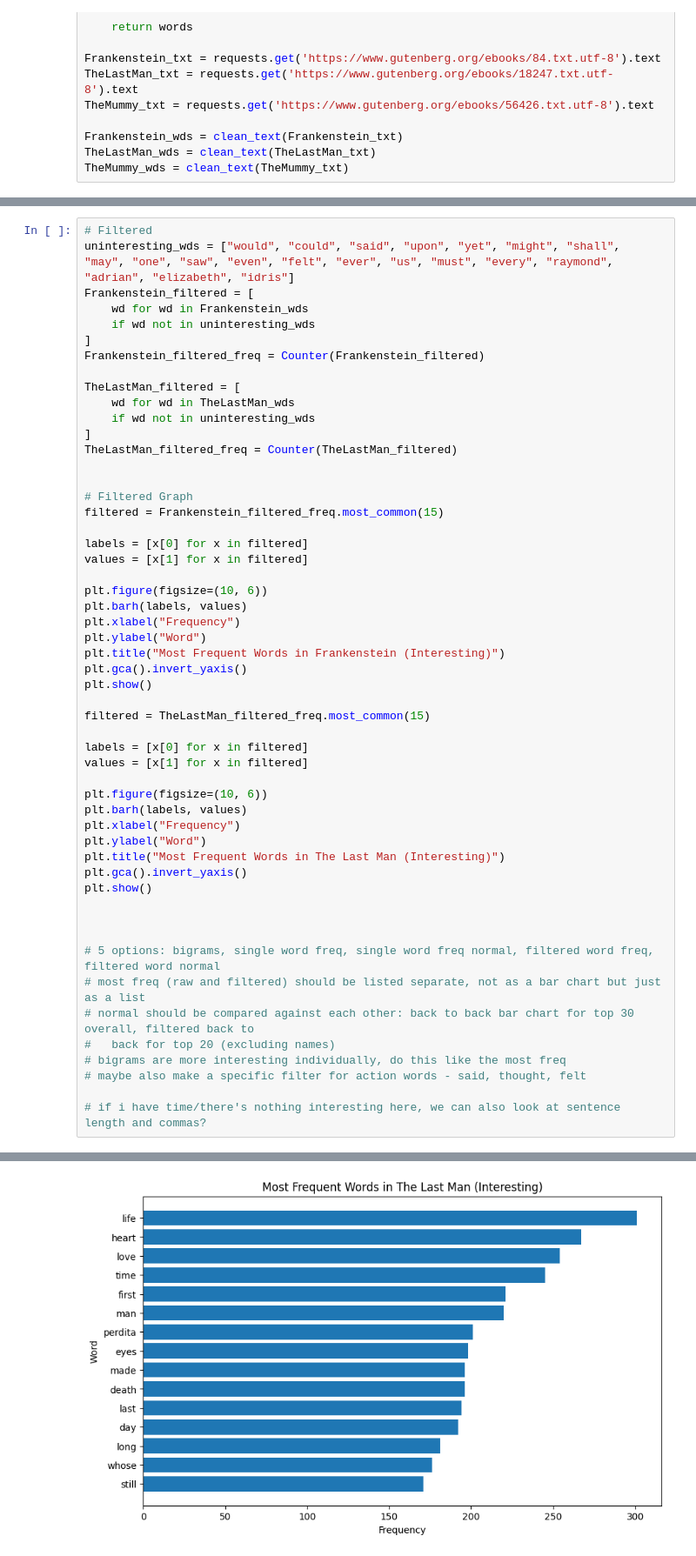
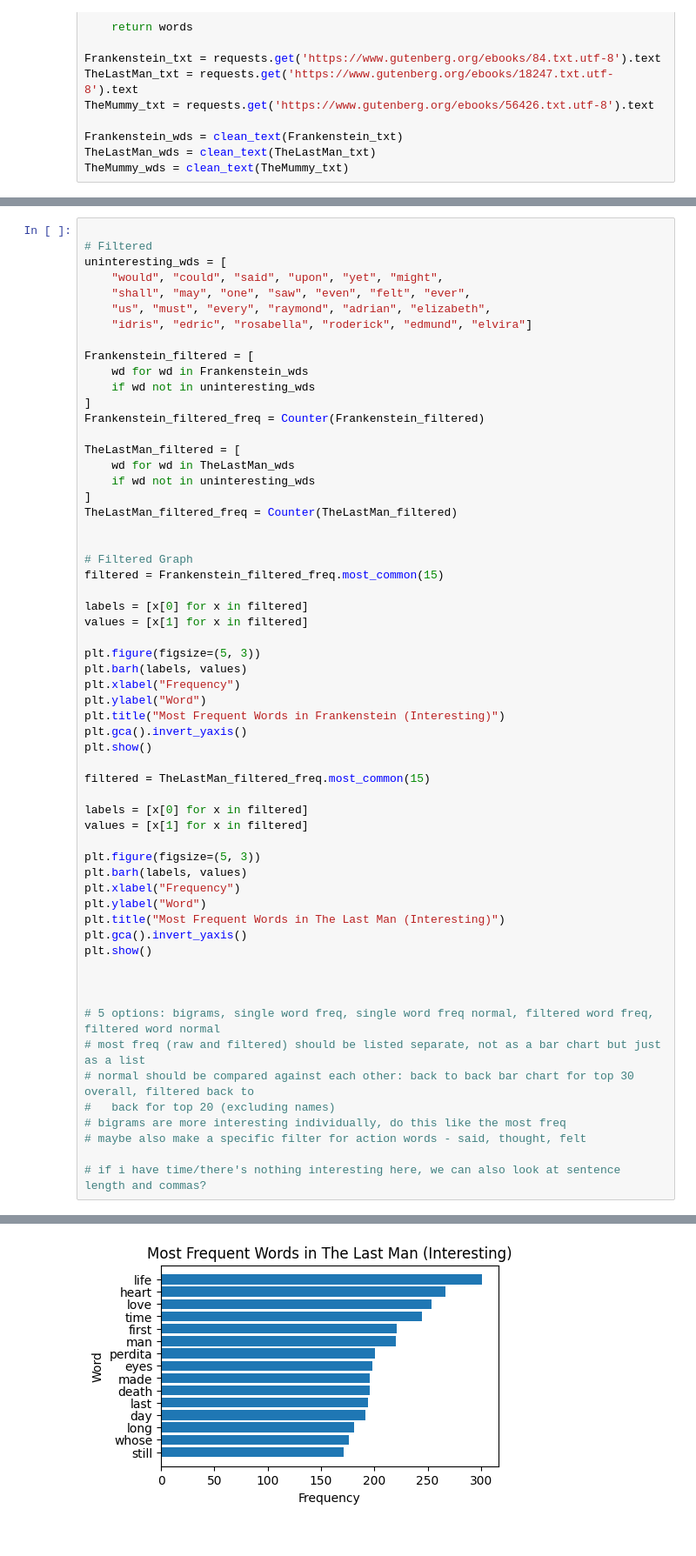
Before and after one commit to breanna-s/MiniProject1, a Jupyter notebook: bslessma.ipynb, the cells around one changed output, grey strips where cells are left out. Shown at 87% size. Saved outputs shown, nothing was run; the diff lists cells and outputs as text.

```diff
--- a/bslessma.ipynb
+++ b/bslessma.ipynb
@@ -214,6 +188,12 @@ plt.show()
 # %%
+
 # Filtered
-uninteresting_wds = ["would", "could", "said", "upon", "yet", "might", "shall", "may", "one", "saw", "even", "felt", "ever", "us", "must", "every", "raymond", "adrian", "elizabeth", "idris"]
+uninteresting_wds = [
+    "would", "could", "said", "upon", "yet", "might",
+    "shall", "may", "one", "saw", "even", "felt", "ever",
+    "us", "must", "every", "raymond", "adrian", "elizabeth",
+    "idris", "edric", "rosabella", "roderick", "edmund", "elvira"]
+
 Frankenstein_filtered = [
     wd for wd in Frankenstein_wds
     if wd not in uninteresting_wds
@@ -233,7 +213,7 @@ filtered = Frankenstein_filtered_freq.most_common(15)
 labels = [x[0] for x in filtered]
 values = [x[1] for x in filtered]
 
-plt.figure(figsize=(10, 6))
+plt.figure(figsize=(5, 3))
 plt.barh(labels, values)
 plt.xlabel("Frequency")
 plt.ylabel("Word")
@@ -246,7 +226,7 @@ filtered = TheLastMan_filtered_freq.most_common(15)
 labels = [x[0] for x in filtered]
 values = [x[1] for x in filtered]
 
-plt.figure(figsize=(10, 6))
+plt.figure(figsize=(5, 3))
 plt.barh(labels, values)
 plt.xlabel("Frequency")
 plt.ylabel("Word")
@@ -269,4 +249,4 @@ plt.show()
-[figure, old version]
+[figure, new version]
 # %%
 # Normalized + Filtered
 # Normalized Freq
```
Also changed, not shown: parts of 16 cells of this notebook.
